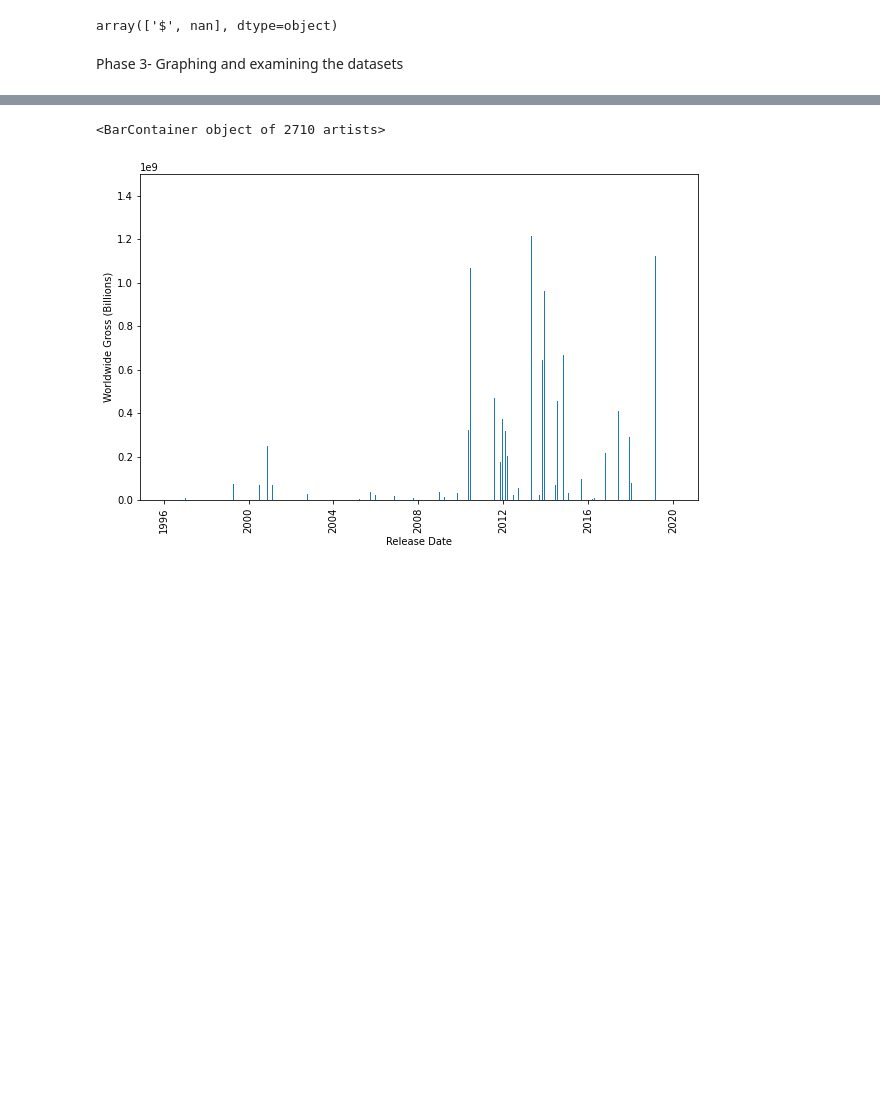
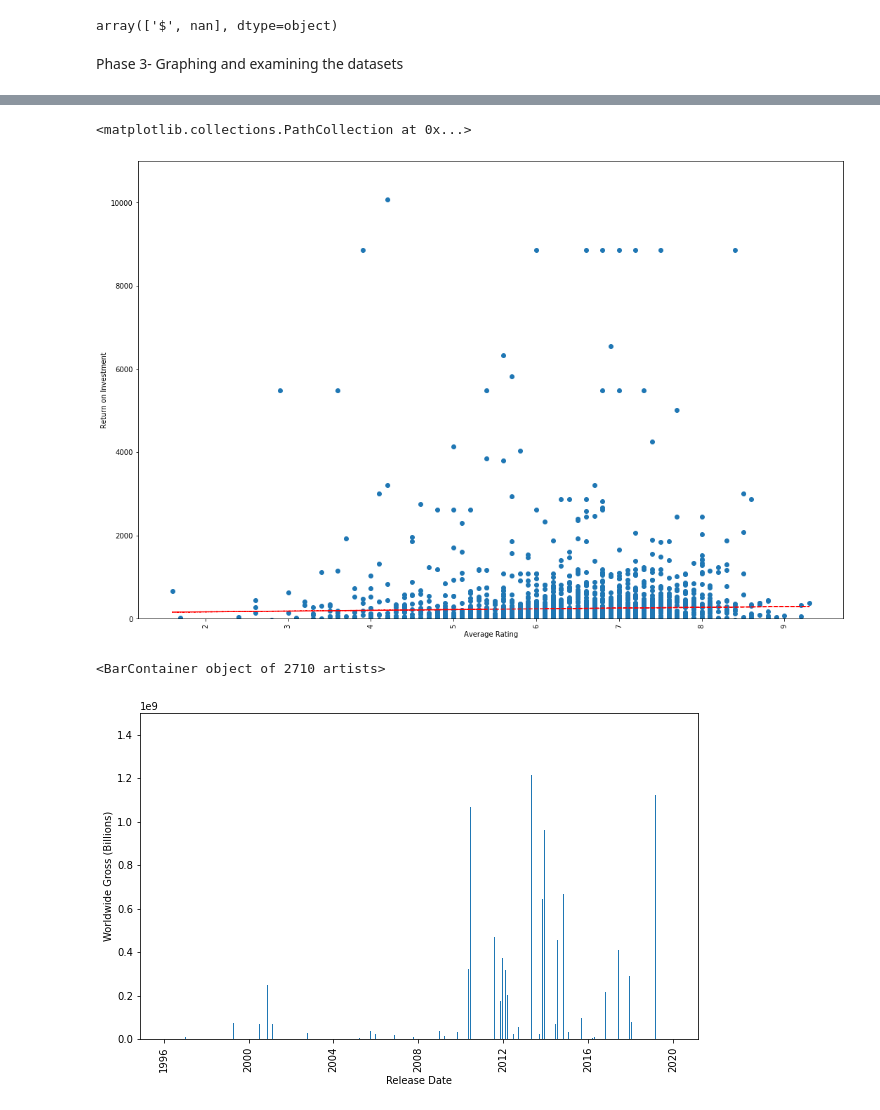
Before and after one commit to bagnine/moviedata, a Jupyter notebook: moviedata.ipynb, the cells around one changed output, grey strips where cells are left out. Drawn from its saved outputs; the diff is of its cells as text; code cells hidden in the pictures; blank space fills up the shorter version.

```diff
--- a/moviedata.ipynb
+++ b/moviedata.ipynb
@@ -122,3 +124,19 @@ plt.scatter(x, y)
+# %%
+#profitability based on rating has a near zero correlation, on the other hand
+fig, ax = plt.subplots(figsize= (18, 12))
+x= maindf.averagerating
+y= maindf.profit_percentage
+z = np.polyfit(x, y, 1)
+p = np.poly1d(z)
+plt.plot(x,p(x),"r--")
+ax.set_xlabel('Average Rating')
+ax.set_ylabel('Return on Investment')
+ax.set_ylim(0, 11000)
+plt.xticks(rotation= 90)
+plt.scatter(x, y)
+# %% [output]
+<matplotlib.collections.PathCollection at 0x...>
+[figure, added]
 # %%
 #plotting worldwide gross for our selected time period. There are some pretty obvious peaks and valleys, just need to get into the year over year and follow the trends. I cropped out the outlier data above $1.5bn to show more granular spread
 fig, ax = plt.subplots(figsize= (10, 6))
```
Also changed, not shown: parts of 18 cells of this notebook.
